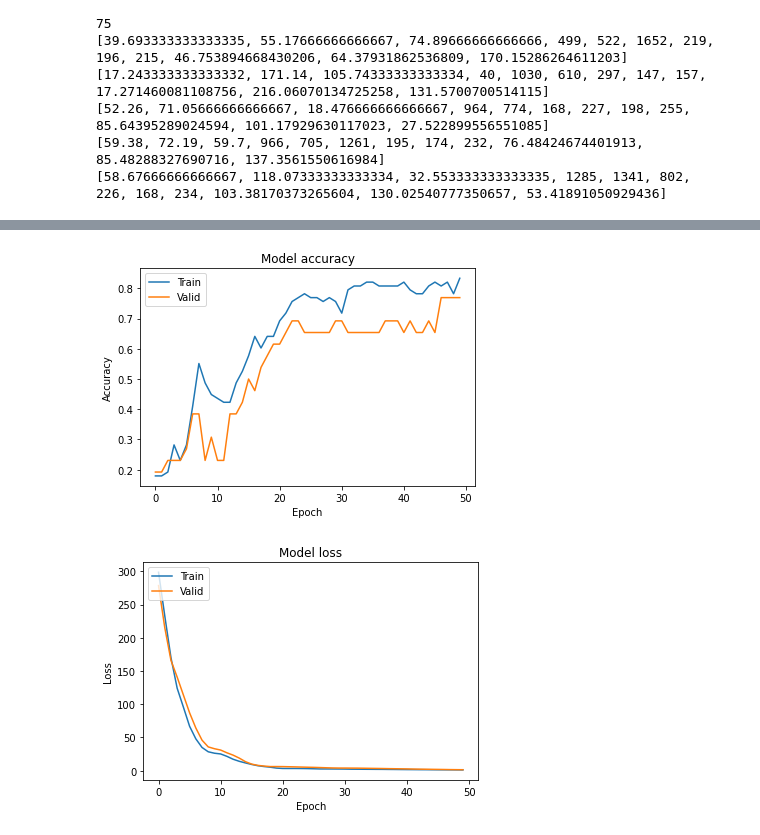
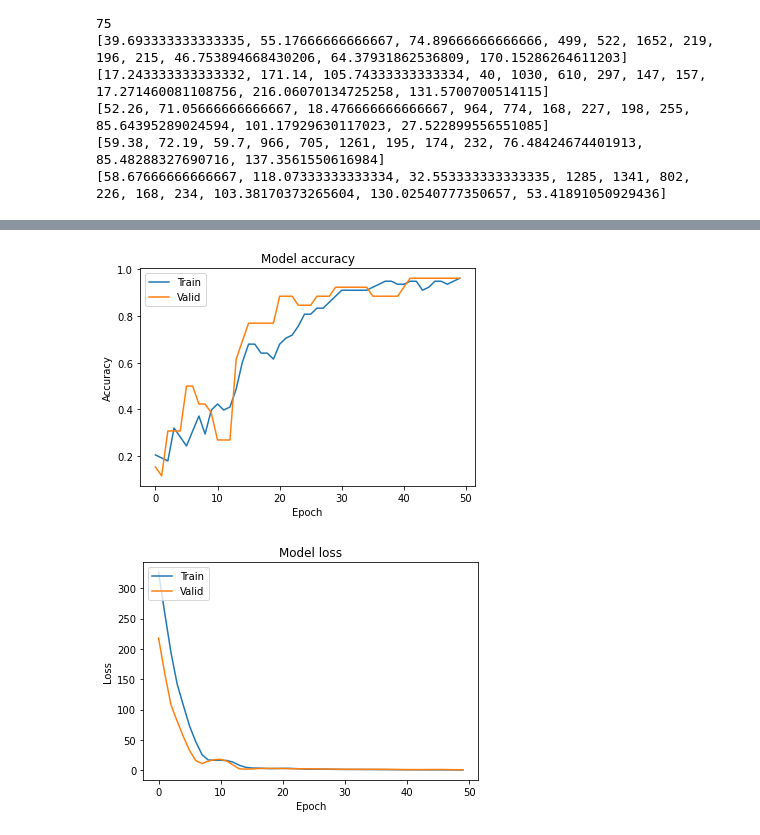
Before and after one commit to Diregie-J/Video-Player-Controlled-by-Action-Recognition, a Jupyter notebook: src/training.ipynb, the cells around one changed output, grey strips where cells are left out. Drawn from its saved outputs; the diff is of its cells as text; code cells hidden in the pictures.

```diff
--- a/src/training.ipynb
+++ b/src/training.ipynb
@@ -248 +243,21 @@ Loading action: down
 Loading completed
+# %%
+# print(featureDict['down'][0])
+import statistics
+
+currentAction='down'
+csvFileIndex=0
+
+for featureIndex in range(len(featureDict[currentAction][0])):
+#     tempSum=0
+    tempFeatureList=[]
+    stdValue=0.0
+    meanValue=0.0
+    for csvFileIndex in range(len(featureDict[currentAction])):
+#         tempSum += featureDict[currentAction][csvFileIndex][featureIndex]
+        tempFeatureList.append(featureDict[currentAction][csvFileIndex][featureIndex])
+
+    meanValue = statistics.mean(tempFeatureList)
+    stdValue = statistics.stdev(tempFeatureList)
+    for csvFileIndex in range(len(featureDict[currentAction])):
+        featureDict[currentAction][csvFileIndex][featureIndex] = (featureDict[currentAction][csvFileIndex][featureIndex]-meanValue)/stdValue
@@ -380,7 +413,7 @@ dict_keys(['down', 'up', 'left', 'right', 'fist'])
 # %%
 # create labels for data samples
 
-from keras.utils import np_utils
+from keras.utils import np_utils,normalize
 x_val=[]
 y_val=[]
 
@@ -407,6 +440,7 @@ for j in range(len(current)):
 x_val_array = np.array(x_val)
 y_val_array = np.array(y_val).reshape(dictLength,1)
 
+normalize(x_val_array, axis = 1)
 
 state = np.random.get_state()
 np.random.shuffle(x_val_array)
@@ -513,2 +547,2 @@ Epoch 50/50
-[figure, old version]
+[figure, new version]
-[figure, old version]
+[figure, new version]
```
Also changed, not shown: parts of 3 cells of this notebook.
